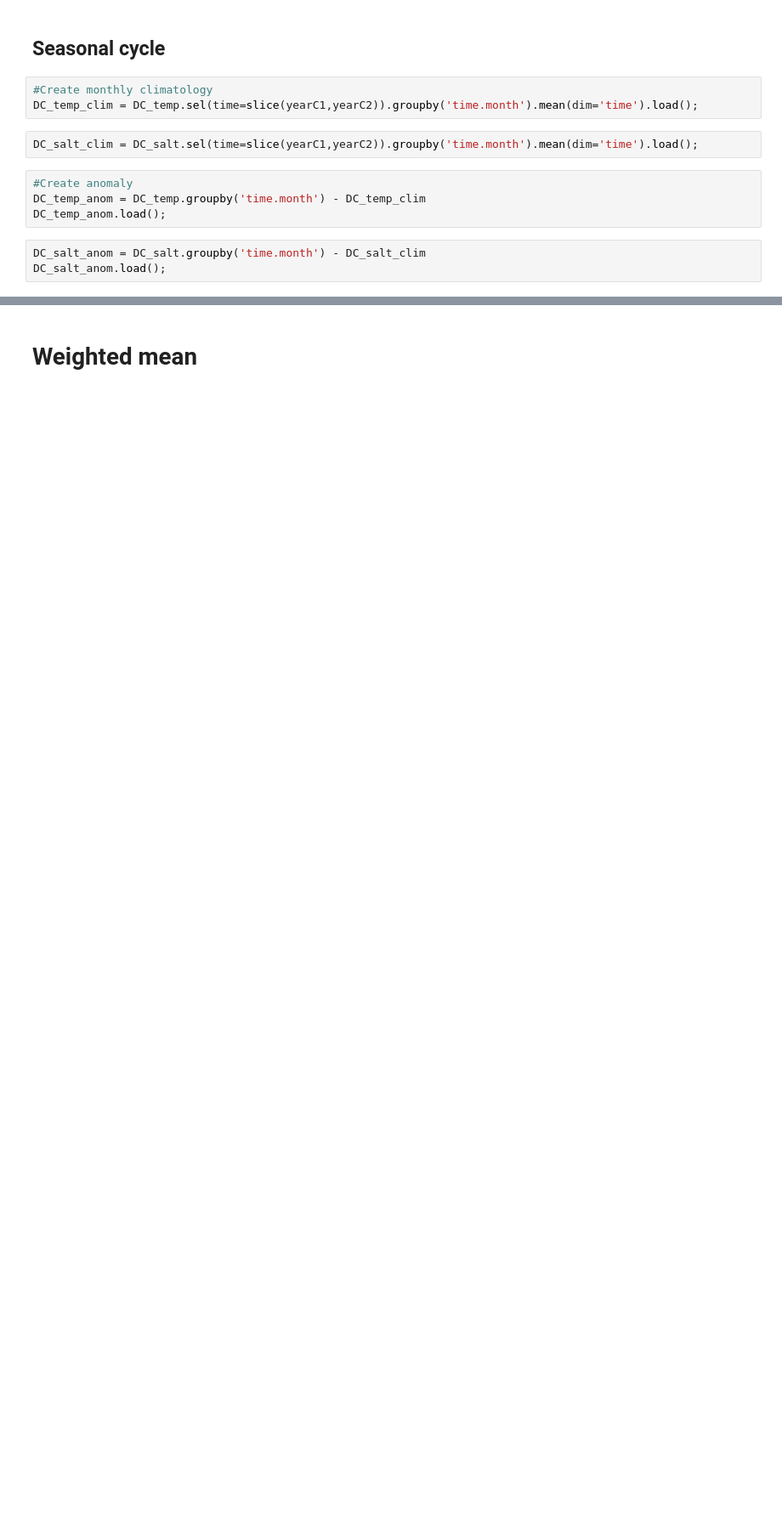
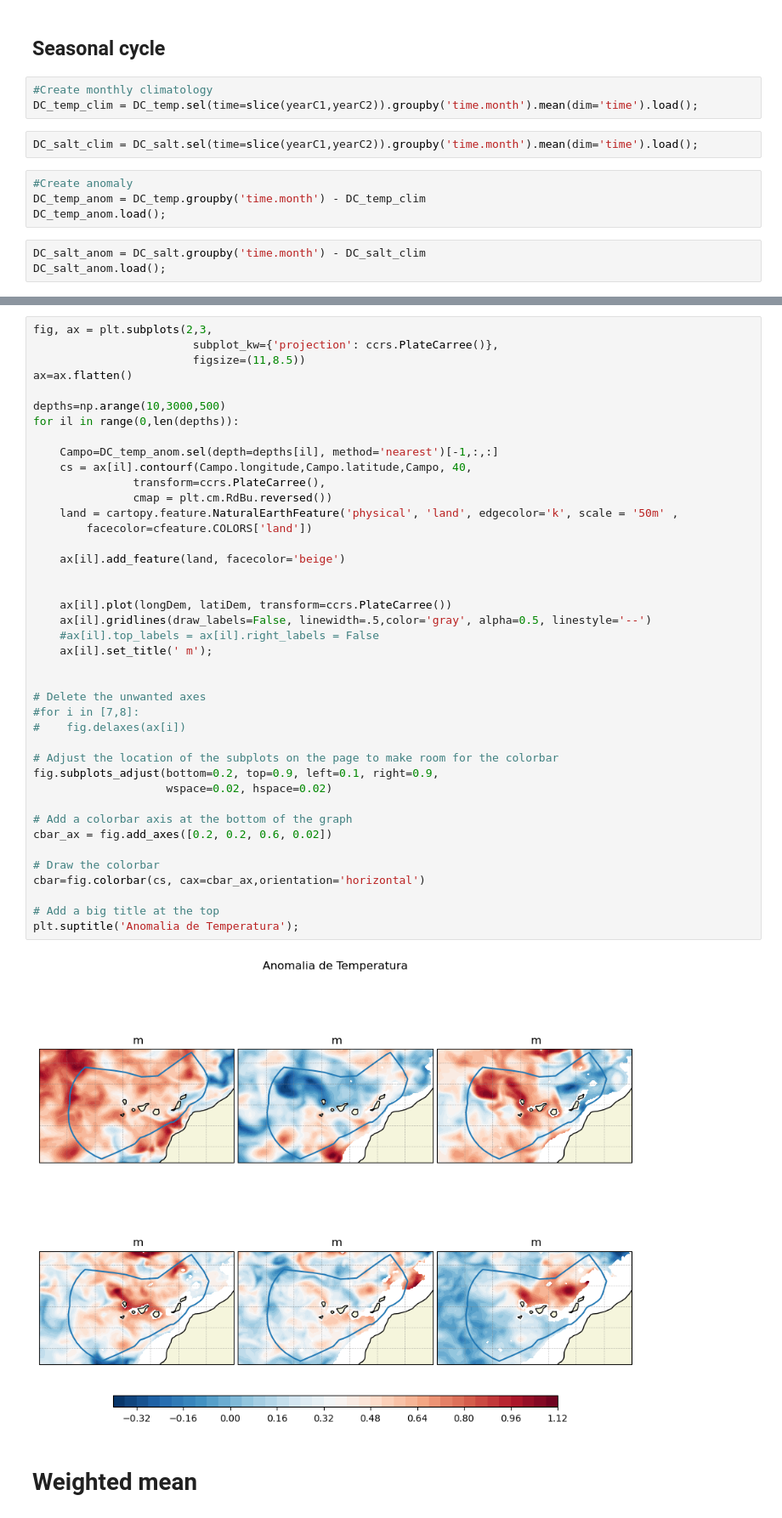
Before and after one commit to PedroVelez/IEOOSWebPage, a Jupyter notebook: analisisDemarcacion_GLORYS.ipynb, the cells around one changed output, grey strips where cells are left out. Shown at 85% size. Cells and saved outputs as stored; diff of their text form; blank space fills up the shorter version.

```diff
--- a/analisisDemarcacion_GLORYS.ipynb
+++ b/analisisDemarcacion_GLORYS.ipynb
@@ -227,2 +207,45 @@ plt.savefig(imageDir+'/'+titulo_short+'_climatologia_T_'+yearC1+'_'+yearC2+'.png
+# %%
+fig, ax = plt.subplots(2,3,
+                        subplot_kw={'projection': ccrs.PlateCarree()},
+                        figsize=(11,8.5))
+ax=ax.flatten()
+
+depths=np.arange(10,3000,500)
+for il in range(0,len(depths)):
+
+    Campo=DC_temp_anom.sel(depth=depths[il], method='nearest')[-1,:,:]
+    cs = ax[il].contourf(Campo.longitude,Campo.latitude,Campo, 40,
+               transform=ccrs.PlateCarree(),
+               cmap = plt.cm.RdBu.reversed())
+    land = cartopy.feature.NaturalEarthFeature('physical', 'land', edgecolor='k', scale = '50m' ,
+        facecolor=cfeature.COLORS['land'])
+
+    ax[il].add_feature(land, facecolor='beige')
+
+
+    ax[il].plot(longDem, latiDem, transform=ccrs.PlateCarree())
+    ax[il].gridlines(draw_labels=False, linewidth=.5,color='gray', alpha=0.5, linestyle='--')
+    #ax[il].top_labels = ax[il].right_labels = False
+    ax[il].set_title(' m');
+
+
+# Delete the unwanted axes
+#for i in [7,8]:
+#    fig.delaxes(ax[i])
+
+# Adjust the location of the subplots on the page to make room for the colorbar
+fig.subplots_adjust(bottom=0.2, top=0.9, left=0.1, right=0.9,
+                    wspace=0.02, hspace=0.02)
+
+# Add a colorbar axis at the bottom of the graph
+cbar_ax = fig.add_axes([0.2, 0.2, 0.6, 0.02])
+
+# Draw the colorbar
+cbar=fig.colorbar(cs, cax=cbar_ax,orientation='horizontal')
+
+# Add a big title at the top
+plt.suptitle('Anomalia de Temperatura');
+# %% [output]
+[figure, added]
 # %% [markdown]
 # Weighted mean
```
Also changed, not shown: parts of 20 cells of this notebook, 10 other files.
